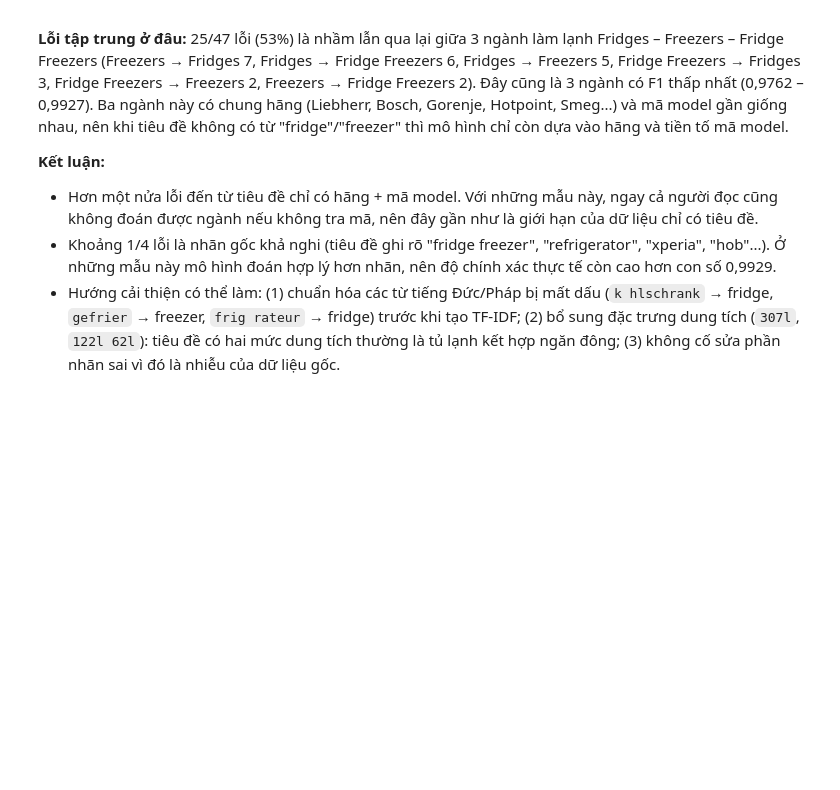
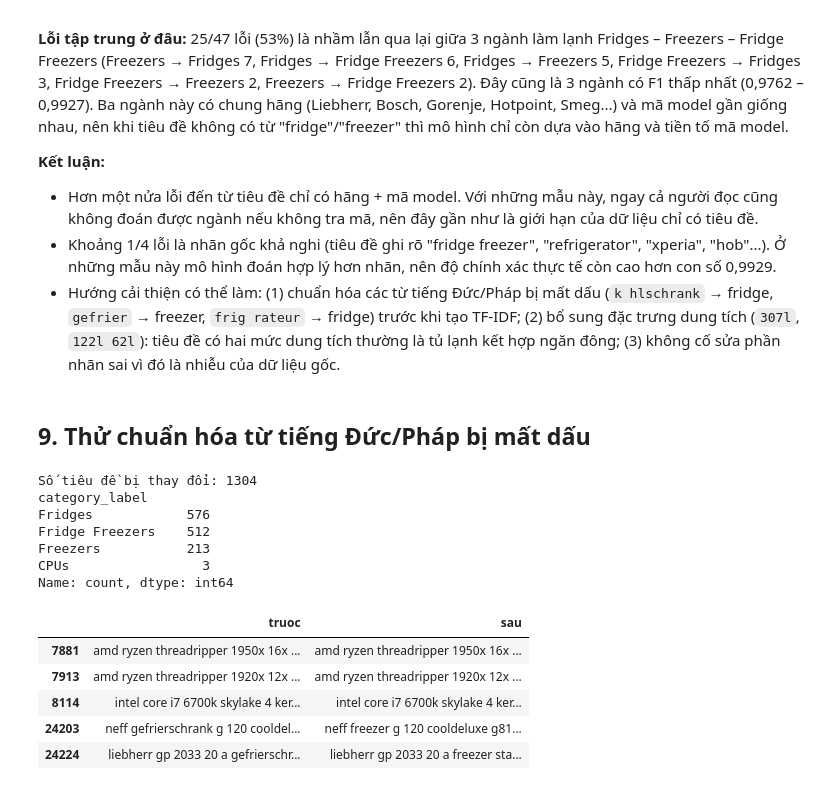
Before and after one commit to Huynh-Quoc-Danh/mayhoc, a Jupyter notebook: DoAnCuoiKy/notebooks/05_Danh_SVM_DacTrung.ipynb, the cells around one changed output. Drawn from its saved outputs; the diff is of its cells as text; code cells hidden in the pictures; blank space fills up the shorter version.

Commit message:
DoAnCuoiKy/ exp(danh): chuan hoa tu Duc/Phap mat dau CV 0.9910 khong cai thien; khung web demo Streamlit nap mo hinh cuoi

```diff
--- a/DoAnCuoiKy/notebooks/05_Danh_SVM_DacTrung.ipynb
+++ b/DoAnCuoiKy/notebooks/05_Danh_SVM_DacTrung.ipynb
@@ -272,3 +272,42 @@ Tập Test có 7.063 mẫu, mô hình cuối đoán sai 47 mẫu (0,67%). Đọc
 - Hơn một nửa lỗi đến từ tiêu đề chỉ có hãng + mã model. Với những mẫu này, ngay cả người đọc cũng không đoán được ngành nếu không tra mã, nên đây gần như là giới hạn của dữ liệu chỉ có tiêu đề.
 - Khoảng 1/4 lỗi là nhãn gốc khả nghi (tiêu đề ghi rõ "fridge freezer", "refrigerator", "xperia", "hob"...). Ở những mẫu này mô hình đoán hợp lý hơn nhãn, nên độ chính xác thực tế còn cao hơn con số 0,9929.
 - Hướng cải thiện có thể làm: (1) chuẩn hóa các từ tiếng Đức/Pháp bị mất dấu (`k hlschrank` → fridge, `gefrier` → freezer, `frig rateur` → fridge) trước khi tạo TF-IDF; (2) bổ sung đặc trưng dung tích (`307l`, `122l 62l`): tiêu đề có hai mức dung tích thường là tủ lạnh kết hợp ngăn đông; (3) không cố sửa phần nhãn sai vì đó là nhiễu của dữ liệu gốc.
+# %% [markdown]
+## 9. Thử chuẩn hóa từ tiếng Đức/Pháp bị mất dấu
+# %%
+import re
+import run_experiment
+from common import clean_title
+
+# Từ bị mất ký tự có dấu trong dữ liệu gốc -> từ khóa tiếng Anh tương ứng
+THAY = [(r'\bk hl\s?und\s?gefrierkombination\b', 'fridge freezer'), (r'\bk hl gefrier', 'fridge freezer'),
+        (r'\bk hlschrank\b', 'fridge'), (r'\bk hlschr nke\b', 'fridge'), (r'\bgefrierschrank\b', 'freezer'),
+        (r'\bgefriertruhe\b', 'chest freezer'), (r'\bk hl', 'kuehl'),
+        (r'\bfrig rateur', 'fridge'), (r'\bcong lateur', 'freezer')]
+
+def chuan_hoa(t):
+    t = clean_title(t)
+    for a, b in THAY:
+        t = re.sub(a, b, t)
+    return t
+
+d = load_data()
+truoc, sau = d.title.map(clean_title), d.title.map(chuan_hoa)
+doi = truoc != sau
+print('Số tiêu đề bị thay đổi:', doi.sum())
+print(d[doi].category_label.value_counts())
+pd.DataFrame({'truoc': truoc[doi], 'sau': sau[doi]}).head(5)
+# %% [output]
+Số tiêu đề bị thay đổi: 1304
+category_label
+Fridges            576
+Fridge Freezers    512
+Freezers           213
+CPUs                 3
+Name: count, dtype: int64
+|  | truoc | sau |
+| 7881 | amd ryzen threadripper 1950x 16x ... | amd ryzen threadripper 1950x 16x ... |
+| 7913 | amd ryzen threadripper 1920x 12x ... | amd ryzen threadripper 1920x 12x ... |
+| 8114 | intel core i7 6700k skylake 4 ker... | intel core i7 6700k skylake 4 ker... |
+| 24203 | neff gefrierschrank g 120 cooldel... | neff freezer g 120 cooldeluxe g81... |
+| 24224 | liebherr gp 2033 20 a gefrierschr... | liebherr gp 2033 20 a freezer sta... |
```
Also changed, not shown: parts of 2 cells of this notebook, 6 other files.
